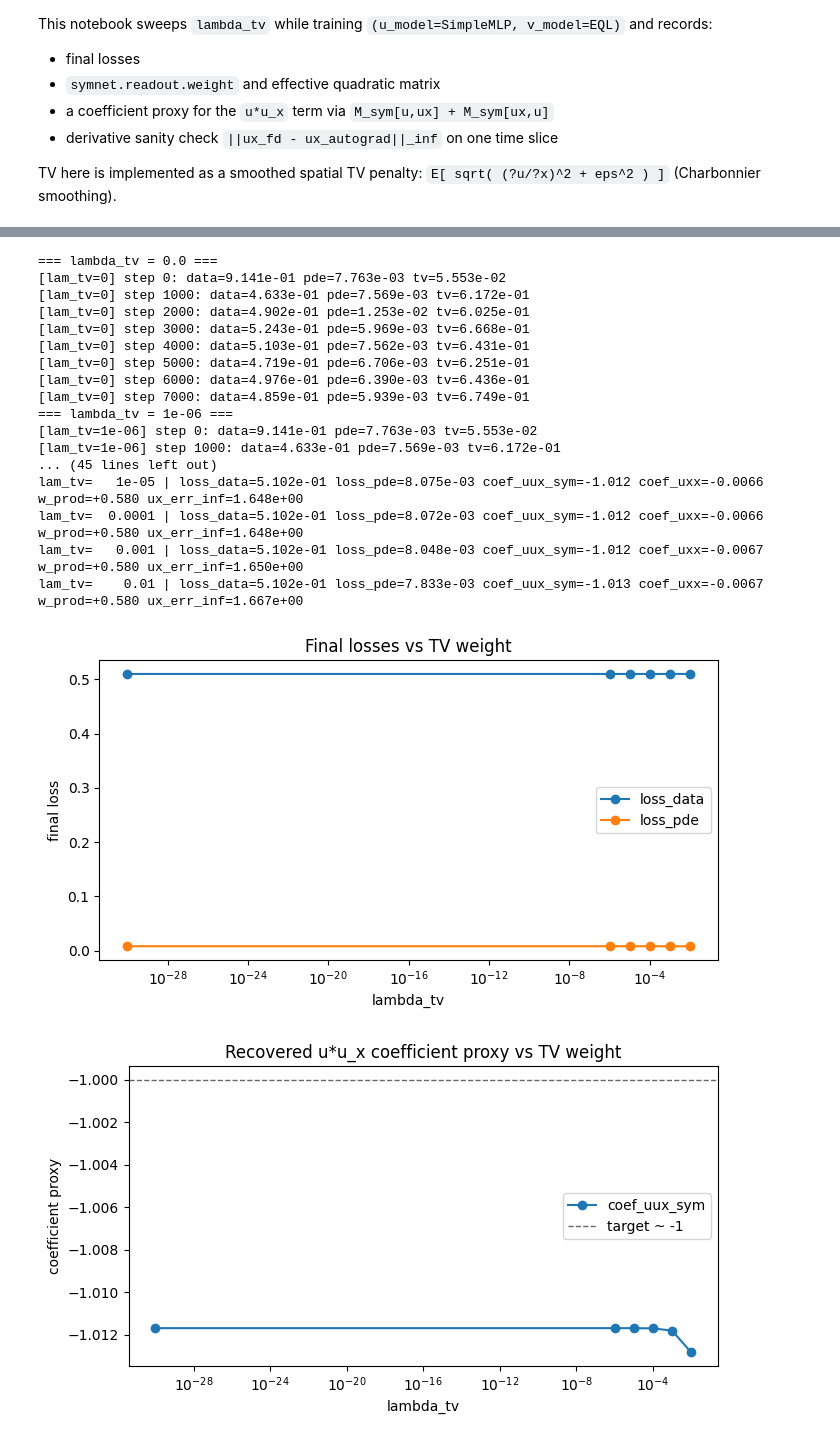
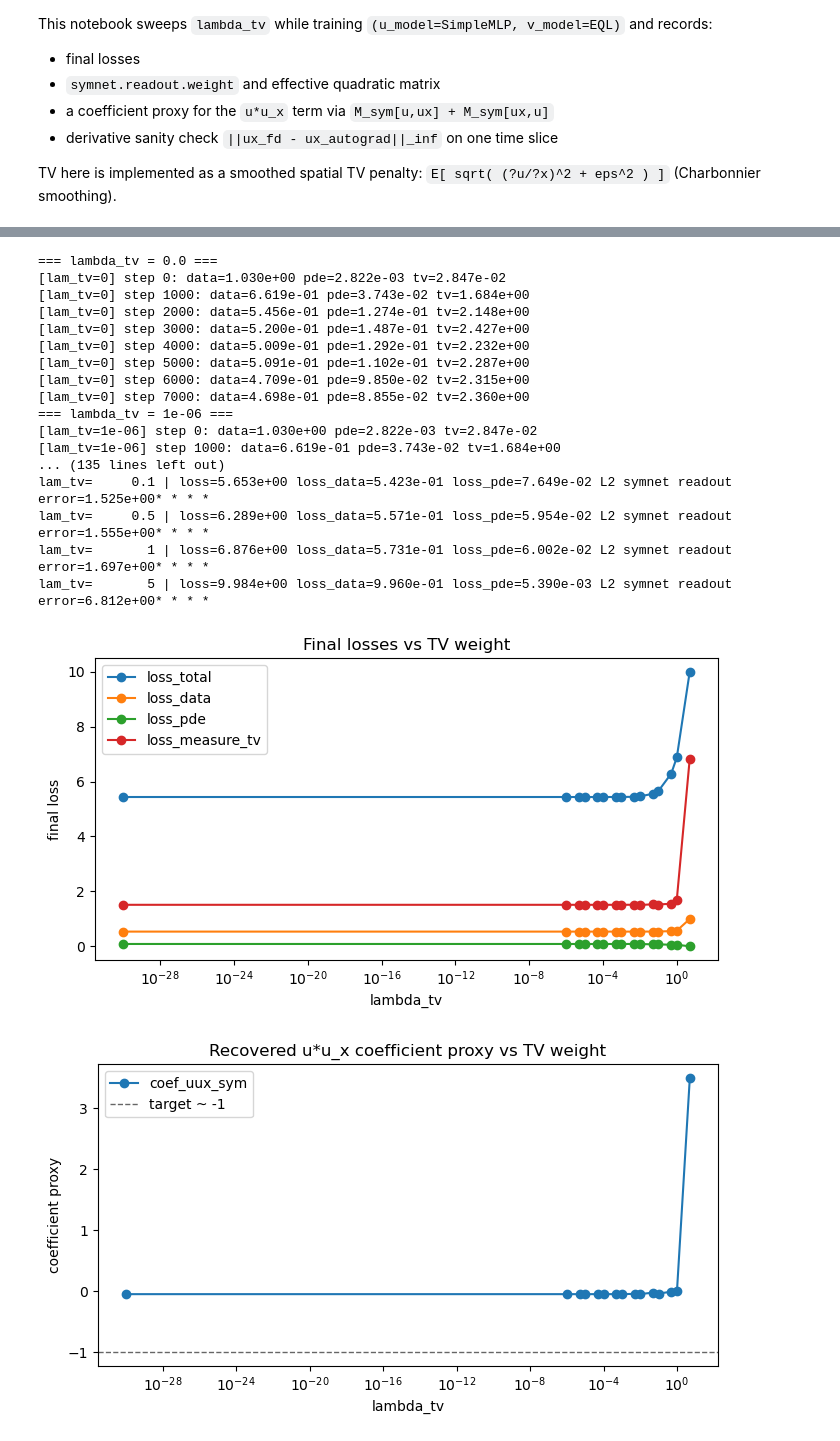
Before and after one commit to ryuFromCaillou/pde_stuff, a Jupyter notebook: notebook/tv_test.ipynb, the cells around one changed output, grey strips where cells are left out. Cells and saved outputs as stored; diff of their text form; code cells hidden in the pictures.

```diff
--- a/notebook/tv_test.ipynb
+++ b/notebook/tv_test.ipynb
@@ -58,15 +60,23 @@ ACT = mlps.Sin
 # %%
 # Build dataset
 
-partitions = mc.build_dataset_from_burgers(
-    noise_level=noise,
-    nu=nu,
-    stride_t=stride_t,
-    stride_x=stride_x,
-    seed=seed,
-    quantile_splits=part_num,
-    return_partitions=True,
-)
+# partitions = mc.build_dataset_from_burgers(
+#     noise_level=noise,
+#     nu=nu,
+#     stride_t=stride_t,
+#     stride_x=stride_x,
+#     seed=seed,
+#     quantile_splits=part_num,
+#     return_partitions=True,
+# )
+
+partitions = lmf.load_burgers_mat_as_flat(mat_path=path,
+                                          noise_level=noise,
+                                          stride_t=stride_t,
+                                          stride_x=stride_x,
+                                          seed=seed,
+                                          quantile_splits=part_num,
+                                          return_partitions=True)
 
 key = [k for k in partitions if k.startswith(f'Q{which_part}:')][0]
 t_np, x_np, y_np, y_noisy_np, N = partitions[key]
@@ -208,18 +218,24 @@ def run_lambda_tv(lambda_tv: float):
     ux_ag = ux_autograd(train.u, t0, x_unique)
     ux_err_inf = float(np.max(np.abs(ux_fd - ux_ag[1:])))
 
+
+    # correct_weight = np.ndarray([0.0, 0.0, 0.02, -1.00], dtype=float)
+    correct_weight = torch.tensor([[0.0, 0, 0.02, -1.00]], dtype=symnet.readout.weight.dtype, device=symnet.readout.weight.device)
+
     return {
         'lambda_tv': float(lambda_tv),
         'loss_final': float(loss_tot[-1]),
         'train': train,
         'loss_data_final': float(loss_dat[-1]),
         'loss_pde_final': float(loss_pde[-1]),
+        'final_symnet_readout': symnet.readout.weight.detach().cpu().numpy().copy(),
+        'loss_measure_tv_final': np.linalg.norm(symnet.readout.weight.detach().cpu().numpy().copy() - correct_weight.detach().cpu().numpy().copy()),
         'coef_uux_sym': coef_uux,
         'coef_uxx': coef_uxx,
         'w_prod': w_prod,
         'ux_err_inf': ux_err_inf,
         'M_sym': M_sym,
         'readout_w': symnet.readout.weight.detach().cpu().numpy().copy(),
-        'linear_w': symnet.linear.weight.detach().cpu().numpy().copy(),
+        # 'linear_w': symnet.linear.weight.detach().cpu().numpy().copy(),
         'tv_trace': tv_trace,
     }
@@ -235,59 +262,64 @@ print('--- Summary ---')
 for r in results:
     print(
         f"lam_tv={r['lambda_tv']:>8g} | loss={r['loss_final']:.3e} loss_data={r['loss_data_final']:.3e} loss_pde={r['loss_pde_final']:.3e} "
-        f"coef_uux_sym={r['coef_uux_sym']:+.3f} coef_uxx={r['coef_uxx']:+.4f} w_prod={r['w_prod']:+.3f} "
-        f"ux_err_inf={r['ux_err_inf']:.3e}"
+        # f"coef_uux_sym={r['coef_uux_sym']:+.3f} coef_uxx={r['coef_uxx']:+.4f} w_prod={r['w_prod']:+.3f} "
+        # f"ux_err_inf={r['ux_err_inf']:.3e}"
+        f"L2 symnet readout error={r['loss_measure_tv_final']:.3e}"
+        "* * * * "
+
     )
 # %% [output]
 === lambda_tv = 0.0 ===
-[lam_tv=0] step 0: data=9.141e-01 pde=7.763e-03 tv=5.553e-02
-[lam_tv=0] step 1000: data=4.633e-01 pde=7.569e-03 tv=6.172e-01
-[lam_tv=0] step 2000: data=4.902e-01 pde=1.253e-02 tv=6.025e-01
-[lam_tv=0] step 3000: data=5.243e-01 pde=5.969e-03 tv=6.668e-01
-[lam_tv=0] step 4000: data=5.103e-01 pde=7.562e-03 tv=6.431e-01
-[lam_tv=0] step 5000: data=4.719e-01 pde=6.706e-03 tv=6.251e-01
-[lam_tv=0] step 6000: data=4.976e-01 pde=6.390e-03 tv=6.436e-01
-[lam_tv=0] step 7000: data=4.859e-01 pde=5.939e-03 tv=6.749e-01
+[lam_tv=0] step 0: data=1.030e+00 pde=2.822e-03 tv=2.847e-02
+[lam_tv=0] step 1000: data=6.619e-01 pde=3.743e-02 tv=1.684e+00
+[lam_tv=0] step 2000: data=5.456e-01 pde=1.274e-01 tv=2.148e+00
+[lam_tv=0] step 3000: data=5.200e-01 pde=1.487e-01 tv=2.427e+00
+[lam_tv=0] step 4000: data=5.009e-01 pde=1.292e-01 tv=2.232e+00
+[lam_tv=0] step 5000: data=5.091e-01 pde=1.102e-01 tv=2.287e+00
+[lam_tv=0] step 6000: data=4.709e-01 pde=9.850e-02 tv=2.315e+00
+[lam_tv=0] step 7000: data=4.698e-01 pde=8.855e-02 tv=2.360e+00
 === lambda_tv = 1e-06 ===
-[lam_tv=1e-06] step 0: data=9.141e-01 pde=7.763e-03 tv=5.553e-02
-[lam_tv=1e-06] step 1000: data=4.633e-01 pde=7.569e-03 tv=6.172e-01
-... (45 lines left out)
-lam_tv=   1e-05 | loss_data=5.102e-01 loss_pde=8.075e-03 coef_uux_sym=-1.012 coef_uxx=-0.0066 w_prod=+0.580 ux_err_inf=1.648e+00
-lam_tv=  0.0001 | loss_data=5.102e-01 loss_pde=8.072e-03 coef_uux_sym=-1.012 coef_uxx=-0.0066 w_prod=+0.580 ux_err_inf=1.648e+00
-lam_tv=   0.001 | loss_data=5.102e-01 loss_pde=8.048e-03 coef_uux_sym=-1.012 coef_uxx=-0.0067 w_prod=+0.580 ux_err_inf=1.650e+00
-lam_tv=    0.01 | loss_data=5.102e-01 loss_pde=7.833e-03 coef_uux_sym=-1.013 coef_uxx=-0.0067 w_prod=+0.580 ux_err_inf=1.667e+00
+[lam_tv=1e-06] step 0: data=1.030e+00 pde=2.822e-03 tv=2.847e-02
+[lam_tv=1e-06] step 1000: data=6.619e-01 pde=3.743e-02 tv=1.684e+00
+... (135 lines left out)
+lam_tv=     0.1 | loss=5.653e+00 loss_data=5.423e-01 loss_pde=7.649e-02 L2 symnet readout error=1.525e+00* * * *
+lam_tv=     0.5 | loss=6.289e+00 loss_data=5.571e-01 loss_pde=5.954e-02 L2 symnet readout error=1.555e+00* * * *
+lam_tv=       1 | loss=6.876e+00 loss_data=5.731e-01 loss_pde=6.002e-02 L2 symnet readout error=1.697e+00* * * *
+lam_tv=       5 | loss=9.984e+00 loss_data=9.960e-01 loss_pde=5.390e-03 L2 symnet readout error=6.812e+00* * * *
 # %%
 # Plot metrics vs lambda_tv
 
 lam = np.array([r['lambda_tv'] for r in results], dtype=float)
+ltv = np.array([r['loss_measure_tv_final'] for r in results], dtype=float)
 ltot = np.array([r['loss_final'] for r in results], dtype=float)
 ld  = np.array([r['loss_data_final'] for r in results], dtype=float)
 lp  = np.array([r['loss_pde_final'] for r in results], dtype=float)
 cuux = np.array([r['coef_uux_sym'] for r in results], dtype=float)
 
 plt.figure(figsize=(7,4))
 plt.semilogx(lam + 1e-30, ltot, marker='o', label='loss_total')
 plt.semilogx(lam + 1e-30, ld, marker='o', label='loss_data')
 plt.semilogx(lam + 1e-30, lp, marker='o', label='loss_pde')
+plt.semilogx(lam + 1e-30, ltv, marker='o', label='loss_measure_tv')
 plt.xlabel('lambda_tv')
 plt.ylabel('final loss')
 plt.title('Final losses vs TV weight')
 plt.legend()
 plt.tight_layout()
 plt.show()
 
 plt.figure(figsize=(7,4))
 plt.semilogx(lam + 1e-30, cuux, marker='o', label='coef_uux_sym')
 plt.axhline(-1.0, color='k', linestyle='--', linewidth=1, alpha=0.6, label='target ~ -1')
 plt.xlabel('lambda_tv')
 plt.ylabel('coefficient proxy')
 plt.title('Recovered u*u_x coefficient proxy vs TV weight')
 plt.legend()
 plt.tight_layout()
 plt.show()
 # %% [output]
-[figure, old version]
+[figure, new version]
-[figure, old version]
+[figure, new version]
 # %%
 # Visualize learned M_sym per lambda_tv
 
```
Also changed, not shown: parts of 6 cells of this notebook, 1 other file.
